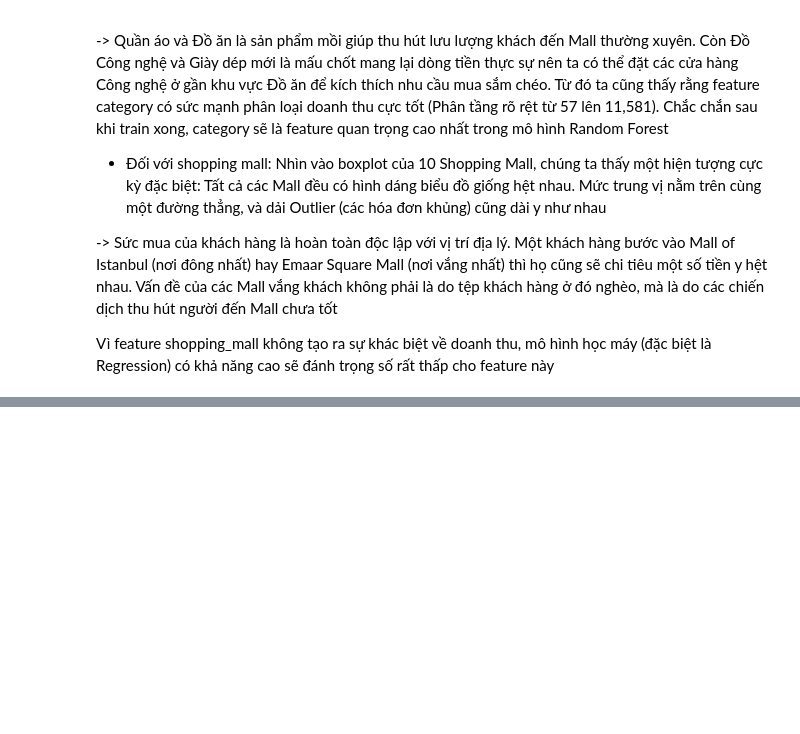
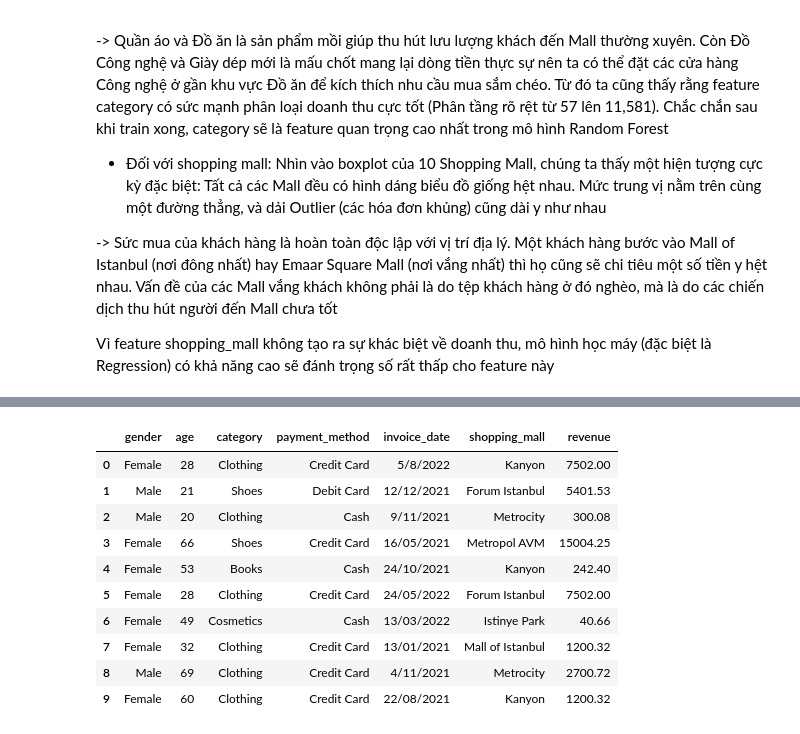
Before and after one commit to itsanhkhoi12/UTH-MACHINE-LEARNING-ASSIGNMENTS-GR02, a Jupyter notebook: practice_2/01-02-eda-data-preprocessing.ipynb, the cells around one changed output, grey strips where cells are left out. Saved outputs shown, nothing was run; the diff lists cells and outputs as text; code cells hidden in the pictures; blank space fills up the shorter version.

```diff
--- a/practice_2/01-02-eda-data-preprocessing.ipynb
+++ b/practice_2/01-02-eda-data-preprocessing.ipynb
@@ -450,0 +550,20 @@ Vì feature shopping_mall không tạo ra sự khác biệt về doanh thu, mô
+# %%
+# Tạo biến mục tiêu Doanh thu
+data['revenue'] = data['price'] * data['quantity']
+# Xóa các cột gây Data Leakage và ID vô nghĩa
+cols_to_drop = ['invoice_no', 'customer_id', 'price', 'quantity']
+df_cleaned = data.drop(columns=cols_to_drop)
+# %%
+df_cleaned.head(10)
+# %% [output]
+|  | gender | age | category | payment_method | invoice_date | shopping_mall | revenue |
+| 0 | Female | 28 | Clothing | Credit Card | 5/8/2022 | Kanyon | 7502.00 |
+| 1 | Male | 21 | Shoes | Debit Card | 12/12/2021 | Forum Istanbul | 5401.53 |
+| 2 | Male | 20 | Clothing | Cash | 9/11/2021 | Metrocity | 300.08 |
+| 3 | Female | 66 | Shoes | Credit Card | 16/05/2021 | Metropol AVM | 15004.25 |
+| 4 | Female | 53 | Books | Cash | 24/10/2021 | Kanyon | 242.40 |
+| 5 | Female | 28 | Clothing | Credit Card | 24/05/2022 | Forum Istanbul | 7502.00 |
+| 6 | Female | 49 | Cosmetics | Cash | 13/03/2022 | Istinye Park | 40.66 |
+| 7 | Female | 32 | Clothing | Credit Card | 13/01/2021 | Mall of Istanbul | 1200.32 |
+| 8 | Male | 69 | Clothing | Credit Card | 4/11/2021 | Metrocity | 2700.72 |
+| 9 | Female | 60 | Clothing | Credit Card | 22/08/2021 | Kanyon | 1200.32 |
```
Also changed, not shown: parts of 21 cells of this notebook, 13 other files.
